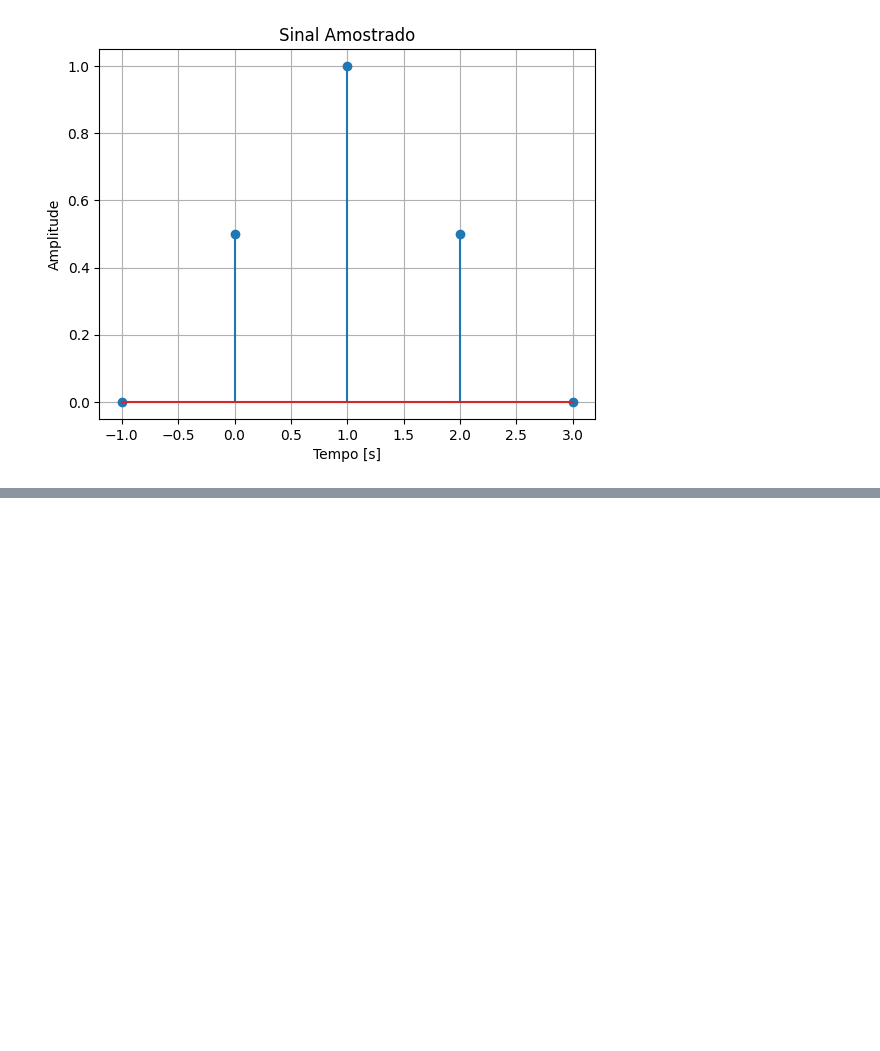
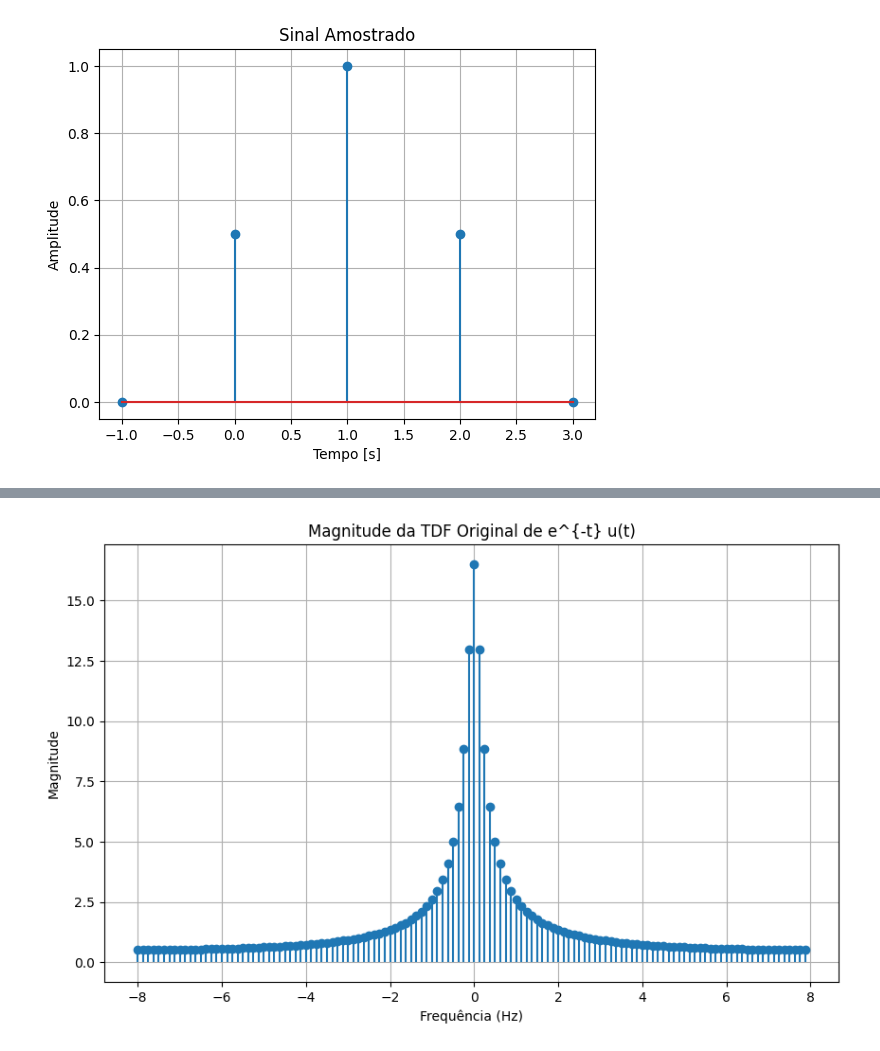
Before and after one commit to leopcortes/unb, a Jupyter notebook: sstd/nyquist.ipynb, the cells around one changed output, grey strips where cells are left out. Cells and saved outputs as stored; diff of their text form; code cells hidden in the pictures; blank space fills up the shorter version.

```diff
--- a/sstd/nyquist.ipynb
+++ b/sstd/nyquist.ipynb
@@ -119,0 +157,24 @@ plt.show()
+# %%
+import numpy as np
+import matplotlib.pyplot as plt
+
+# Definir os parâmetros
+N_original = 128
+T_s = 1 / 16  # Intervalo de amostragem
+t = np.arange(0, N_original * T_s, T_s)  # Vetor de tempo
+x = np.exp(-t)  # Sinal
+
+# Calcular a TDF do vetor original
+X_original = np.fft.fft(x)
+frequencies_original = np.fft.fftfreq(N_original, T_s)
+
+# Plotar a magnitude da TDF original
+plt.figure(figsize=(10, 6))
+plt.stem(frequencies_original, np.abs(X_original), basefmt=" ", use_line_collection=True)
+plt.xlabel('Frequência (Hz)')
+plt.ylabel('Magnitude')
+plt.title('Magnitude da TDF Original de e^{-t} u(t)')
+plt.grid()
+plt.show()
+# %% [output]
+[figure, added]
```
Also changed, not shown: parts of 8 cells of this notebook, 8 other files.
